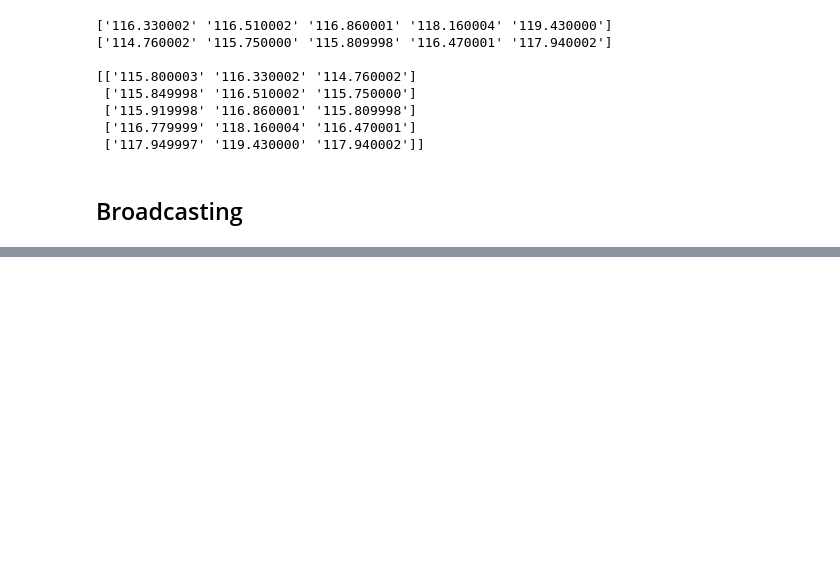
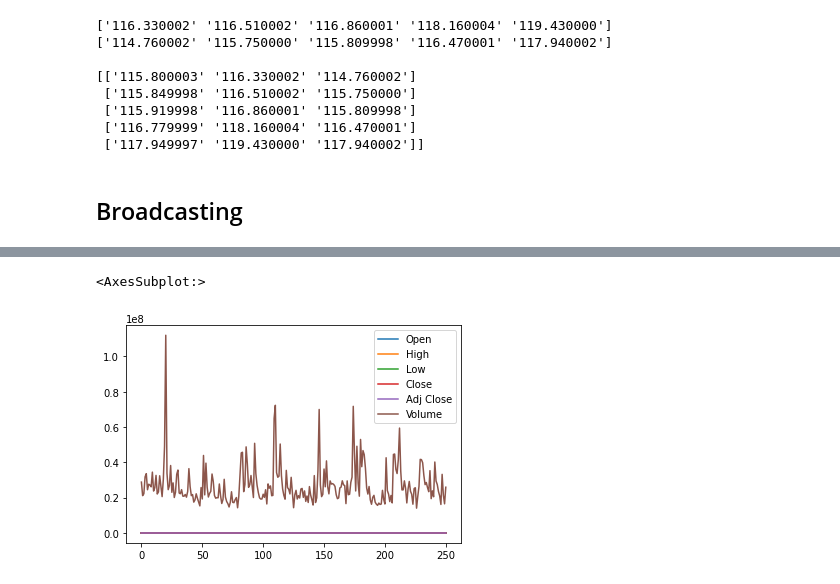
Before and after one commit to thejaneOh/TLC-Python, a Jupyter notebook: TLC-DS-Labs Days 2.ipynb, the cells around one changed output, grey strips where cells are left out. Saved outputs shown, nothing was run; the diff lists cells and outputs as text; code cells hidden in the pictures; blank space fills up the shorter version.

```diff
--- a/TLC-DS-Labs Days 2.ipynb
+++ b/TLC-DS-Labs Days 2.ipynb
@@ -546,0 +618,13 @@ theLow = data2017[:,2]
+# %%
+import pandas as pd
+import numpy as np
+import matplotlib.pyplot as plt
+import datetime
+import csv
+
+
+theDataFrame = pd.read_csv('AAPL-2017.csv')
+theDataFrame.plot()
+# %% [output]
+<AxesSubplot:>
+[figure, added]
```
Also changed, not shown: parts of 13 cells of this notebook, 6 other files.
